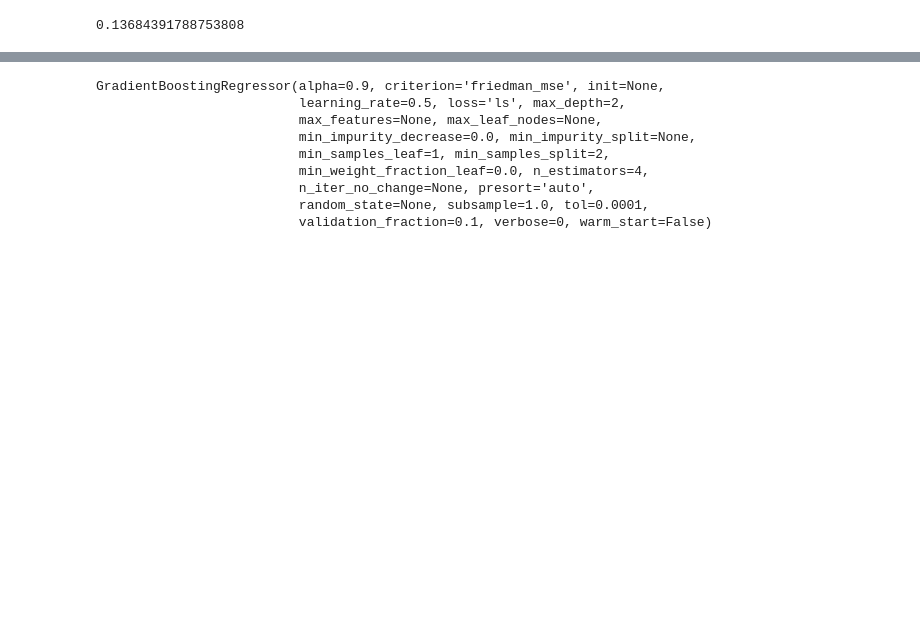
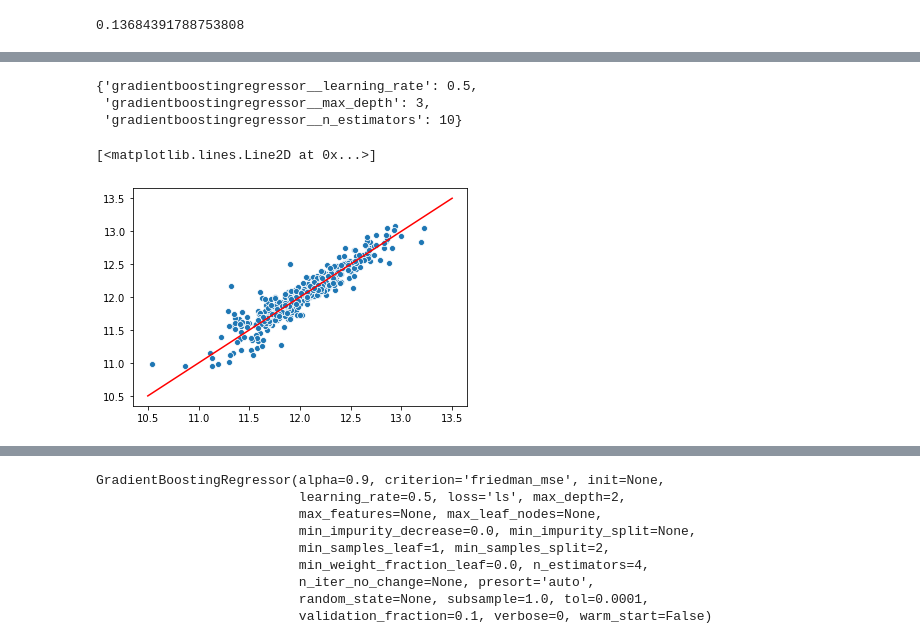
Before and after one commit to Teake1404/Shuqing-Ke-s-Python-Code-Projects, a Jupyter notebook: house_regularization_gradientboosting.ipynb, the cells around one changed output, grey strips where cells are left out. Saved outputs shown, nothing was run; the diff lists cells and outputs as text; code cells hidden in the pictures; blank space fills up the shorter version.

```diff
--- a/house_regularization_gradientboosting.ipynb
+++ b/house_regularization_gradientboosting.ipynb
@@ -509,0 +621,8 @@ RMSE = np.sqrt(-cross_val_score(xgb,X_test,y_test,scoring='neg_mean_squared_erro
+# %%
+hyperparameters= { 'gradientboostingregressor__max_depth': [2,3,4,5],
+                'gradientboostingregressor__n_estimators': [3,4,5,6,10],
+                 'gradientboostingregressor__learning_rate':[0.5,1] }
+# %%
+clf = GridSearchCV(pipeline,hyperparameters,cv=5)
+# %%
+clf.fit(X_train,y_train)
@@ -509,0 +647,14 @@ RMSE = np.sqrt(-cross_val_score(xgb,X_test,y_test,scoring='neg_mean_squared_erro
+# %%
+clf.best_params_
+# %% [output]
+{'gradientboostingregressor__learning_rate': 0.5,
+ 'gradientboostingregressor__max_depth': 3,
+ 'gradientboostingregressor__n_estimators': 10}
+# %%
+y_pred =clf.predict(X_test)
+# %%
+sns.scatterplot(y_test,y_pred)
+plt.plot([10.5,13.5],[10.5,13.5],color='red')
+# %% [output]
+[<matplotlib.lines.Line2D at 0x...>]
+[figure, added]
```
Also changed, not shown: parts of 29 cells of this notebook.
